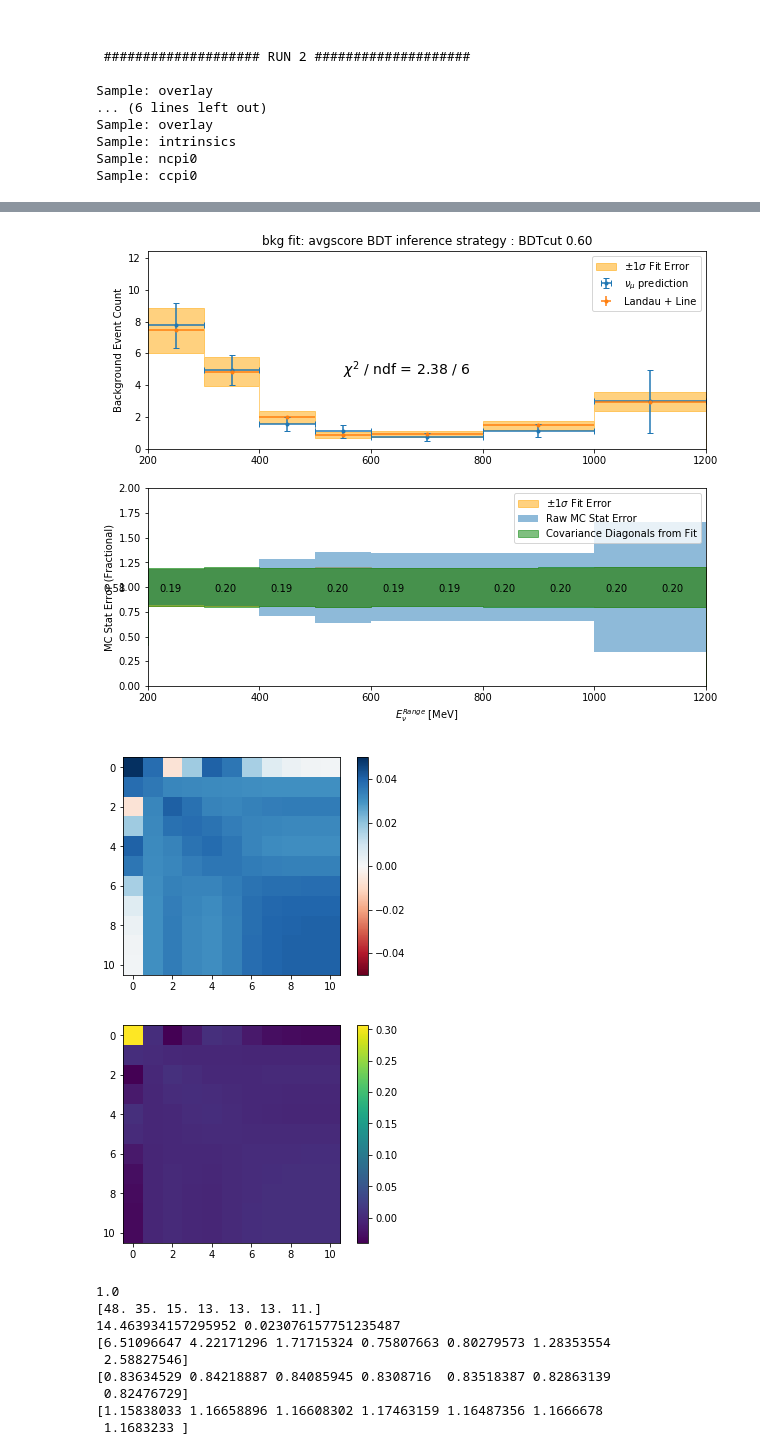
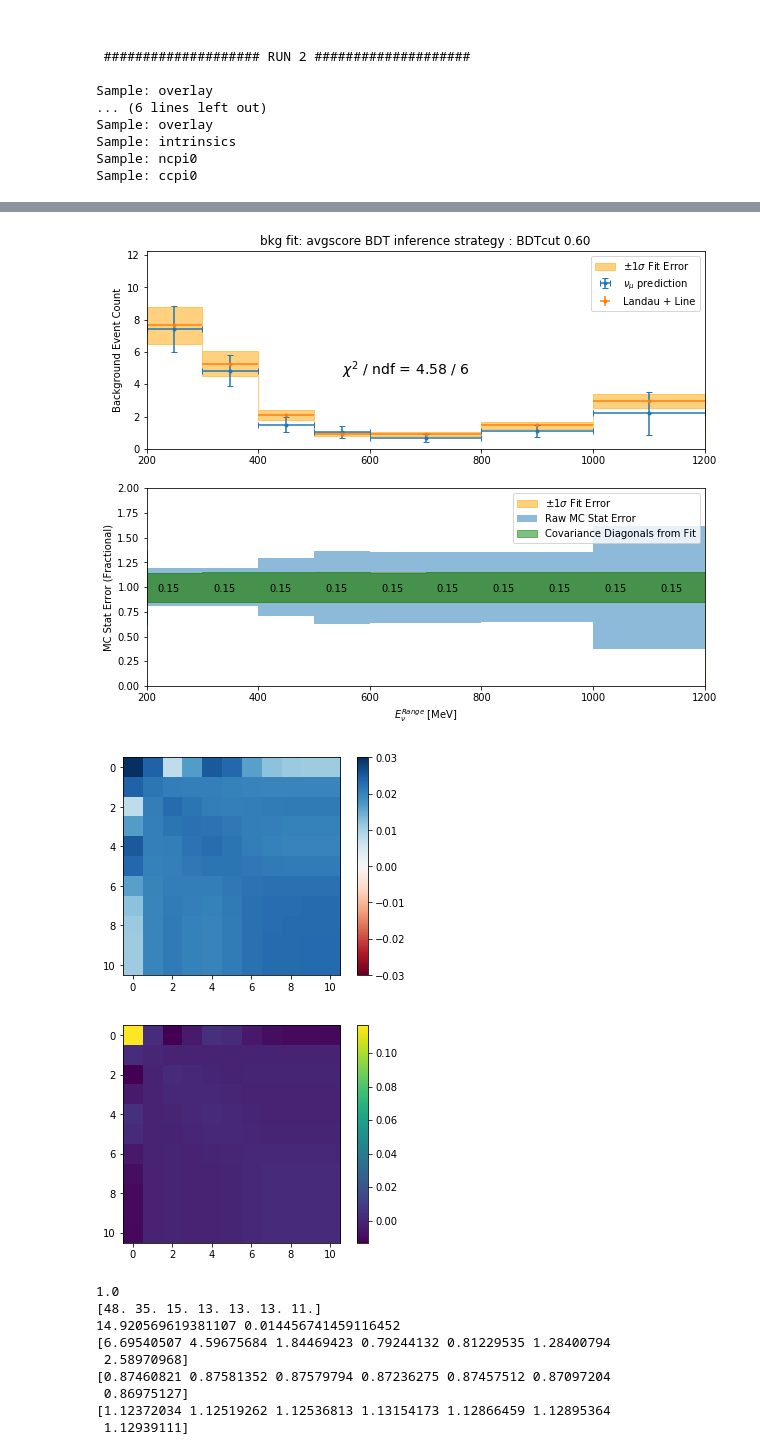
Before and after one commit to LArbys/1L1PSelection, a Jupyter notebook: 1e1pBDT/BackgroundFitter.ipynb, the cells around one changed output, grey strips where cells are left out. Cells and saved outputs as stored; diff of their text form; code cells hidden in the pictures.

```diff
--- a/1e1pBDT/BackgroundFitter.ipynb
+++ b/1e1pBDT/BackgroundFitter.ipynb
@@ -949,7 +949,7 @@ savedir = savedir+bdtmode+'/'
 try: os.mkdir(savedir)
 except OSError as error: print(error)
 
-bkgmin = 2
+bkgmin = 3
 
 xfit = np.arange(50,1200,1)
 xnom = np.linspace(150,1150,11)
@@ -1066,7 +1066,7 @@ for i,cut in enumerate(bdtcutRange):
                 ax[1].fill_between(xfit-(xfit[1]-xfit[0])/2,plow/p,phigh/p,alpha=0.5,step='post',label=r'$\pm1\sigma$ Fit Error',color='orange')
 
             ax[1].fill_between(xbin_edges,1-np.append(staterror[mode][k]/prediction[mode][k],0),1+np.append(staterror[mode][k]/prediction[mode][k],0),alpha=0.5,step='post',label='Raw MC Stat Error')
-            ax[1].fill_between(list(xnom-50)+[1200],np.append(1-fracerrs,0),np.append(1+fracerrs,0),alpha=0.5,step='post',label='Covariance Diagonals from Fit',color='green')
+            ax[1].fill_between(list(xnom-50)+[1500],np.append(1-fracerrs,0),np.append(1+fracerrs,0),alpha=0.5,step='post',label='Covariance Diagonals from Fit',color='green')
 
             for ia in [0,1]: ax[ia].set_xlim(xbins[0]-binwid/2,xbins[-1]+binwid/2)
             ax[0].legend(ncol=1)
@@ -1084,11 +1084,11 @@ for i,cut in enumerate(bdtcutRange):
             ax[0].set_xlim(xbin_edges[0],xbin_edges[-1])
             ax[1].set_xlim(xbin_edges[0],xbin_edges[-1])
 
-            for x,f in zip(xnom-30,fracerrs): ax[1].text(x,0.95,'%2.2f'%f)
+            for x,f in zip(xnom[1:]-30,fracerrs[1:]): ax[1].text(x,0.95,'%2.2f'%f)
 
             plt.show()
 
-            plt.imshow(fraccov,vmin=-0.05,vmax=0.05,cmap='RdBu')
+            plt.imshow(fraccov,vmin=-0.03,vmax=0.03,cmap='RdBu')
             plt.colorbar()
             plt.show()
             plt.imshow(fraccov-erroradd)
@@ -1118,12 +1118,12 @@ for i,cut in enumerate(bdtcutRange):
-[figure, old version]
+[figure, new version]
-[figure, old version]
+[figure, new version]
-[figure, old version]
+[figure, new version]
 1.0
 [48. 35. 15. 13. 13. 13. 11.]
-14.463934157295952 0.023076157751235487
-[6.51096647 4.22171296 1.71715324 0.75807663 0.80279573 1.28353554
- 2.58827546]
-[0.83634529 0.84218887 0.84085945 0.8308716  0.83518387 0.82863139
- 0.82476729]
-[1.15838033 1.16658896 1.16608302 1.17463159 1.16487356 1.1666678
- 1.1683233 ]
+14.920569619381107 0.014456741459116452
+[6.69540507 4.59675684 1.84469423 0.79244132 0.81229535 1.28400794
+ 2.58970968]
+[0.87460821 0.87581352 0.87579794 0.87236275 0.87457512 0.87097204
+ 0.86975127]
+[1.12372034 1.12519262 1.12536813 1.13154173 1.12866459 1.12895364
+ 1.12939111]
```
Also changed, not shown: parts of 4 cells of this notebook, 3 other files.
